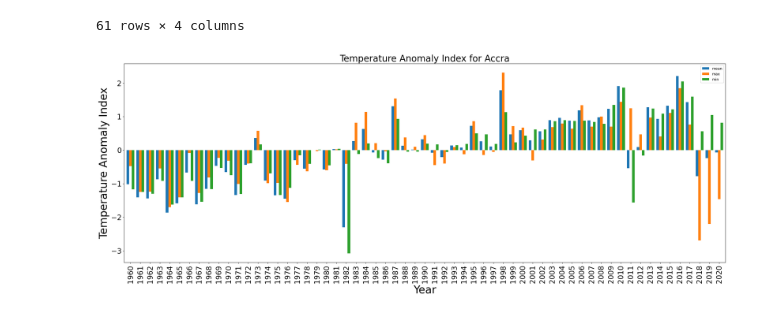
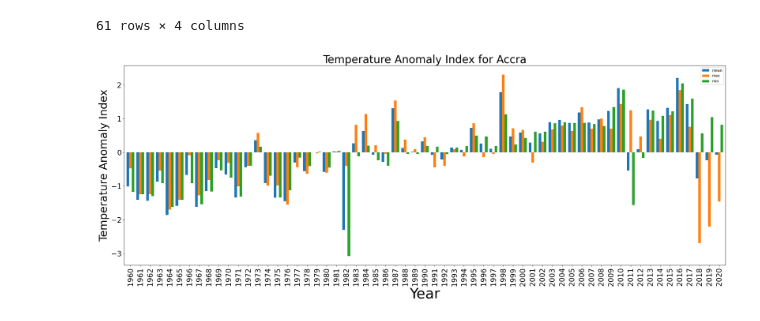
Before and after one commit to buabaj/air-temperature-analysis, a Jupyter notebook: temp-analysis.ipynb, the cells around one changed output. Drawn from its saved outputs; the diff is of its cells as text; code cells hidden in the pictures.

```diff
--- a/temp-analysis.ipynb
+++ b/temp-analysis.ipynb
@@ -90,21 +90,21 @@ temp_anomaly
 # %%
 #plot the temperature anomaly index as a bar chart
 
 
 plt.rcParams["figure.figsize"] = (30, 10)
 fig, ax = plt.subplots()
 (
     temp_anomaly
     .set_index('year')
     .plot.bar(ax=ax, width=0.8)
 )
 
-plt.xlabel('Year', fontsize=30)
+plt.xlabel('Year', fontsize=40)
 plt.xticks(fontsize=20)
 plt.yticks(fontsize=20)
 plt.ylabel('Temperature Anomaly Index', fontsize=30)
-plt.title('Temperature Anomaly Index for Accra')
+plt.title('Temperature Anomaly Index for Accra', fontsize=30)
 plt.savefig('Accra-temperature-anomaly.png')
 plt.show()
 # %% [output]
-[figure, old version]
+[figure, new version]
```
Also changed, not shown: parts of 3 cells of this notebook.
